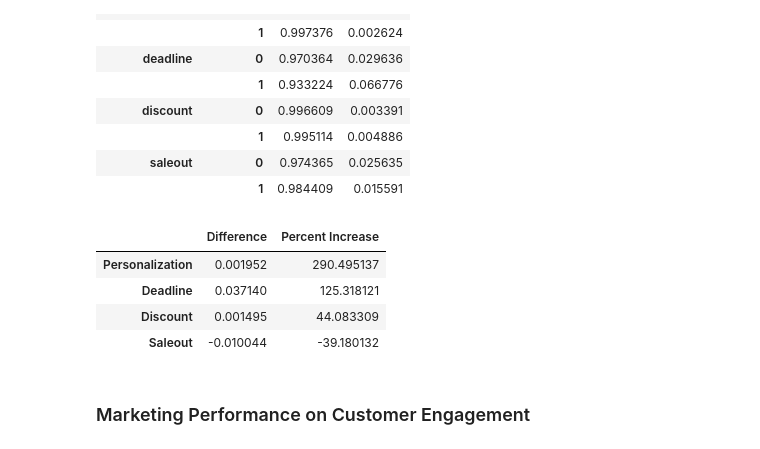
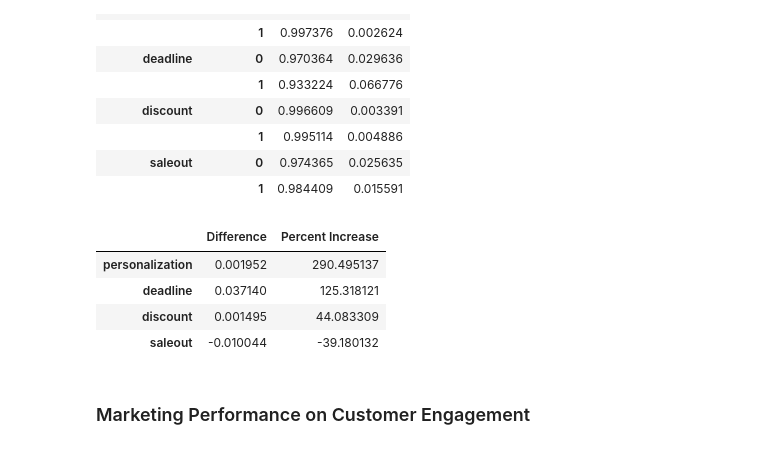
Before and after one commit to miguelsadorra14/DataWrangling, a Jupyter notebook: project.ipynb, the cells around one changed output. Saved outputs shown, nothing was run; the diff lists cells and outputs as text; code cells hidden in the pictures.

```diff
--- a/project.ipynb
+++ b/project.ipynb
@@ -265,18 +265,13 @@ display(final_result.div(final_result.sum(1),axis=0))
 <strong>Marketing results on Sales</strong>
 # %%
 def getdiff(diff_df, feature):
+    return diff_df[1][(feature, 1)] - diff_df[1][(feature, 0)]
+def get_percent(diff_df, feature):
     diff_1 = diff_df[1][(feature, 1)] - diff_df[1][(feature, 0)]
-    percentage_inc = (diff_1 / diff_df[1][(feature, 0)]) * 100
-    return diff_1, percentage_inc
+    return (diff_1 / diff_df[1][(feature, 0)]) * 100
+list_index = ['personalization', 'deadline', 'discount', 'saleout']
 
-personalization_diff, personalization_percent_inc = getdiff(diff, 'personalization')
-deadline_diff, deadline_percent_inc = getdiff(diff, 'deadline')
-discount_diff, discount_percent_inc = getdiff(diff, 'discount')
-saleout_diff, saleout_percent_inc = getdiff(diff, 'saleout')
-
-sales_performance = pd.DataFrame({'Difference': [personalization_diff, deadline_diff, discount_diff, saleout_diff],
-                                  'Percent Increase': [personalization_percent_inc,deadline_percent_inc, discount_percent_inc, saleout_percent_inc]},
-                                  index = ['Personalization', 'Deadline', 'Discount', 'Saleout'])
+sales_performance = pd.DataFrame({'Difference': [getdiff(diff, i) for i in list_index], 'Percent Increase': [get_percent(diff, i) for i in list_index]}, index = list_index)
 
 display(sales_performance)
 
@@ -324,25 +319,21 @@ display(final_result.div(final_result.sum(1),axis=0))
 |  | 1 | 0.984409 | 0.015591 |
 # %%
 def getdiff(diff_df, feature):
+    return diff_df[1][(feature, 1)] - diff_df[1][(feature, 0)]
+def get_percent(diff_df, feature):
     diff_1 = diff_df[1][(feature, 1)] - diff_df[1][(feature, 0)]
-    percentage_inc = (diff_1 / diff_df[1][(feature, 0)]) * 100
-    return diff_1, percentage_inc
+    return (diff_1 / diff_df[1][(feature, 0)]) * 100
+list_index = ['personalization', 'deadline', 'discount', 'saleout']
 
-personalization_diff, personalization_percent_inc = getdiff(diff, 'personalization')
-deadline_diff, deadline_percent_inc = getdiff(diff, 'deadline')
-discount_diff, discount_percent_inc = getdiff(diff, 'discount')
-saleout_diff, saleout_percent_inc = getdiff(diff, 'saleout')
+sales_performance = pd.DataFrame({'Difference': [getdiff(diff, i) for i in list_index], 'Percent Increase': [get_percent(diff, i) for i in list_index]}, index = list_index)
 
-sales_performance = pd.DataFrame({'Difference': [personalization_diff, deadline_diff, discount_diff, saleout_diff],
-                                  'Percent Increase': [personalization_percent_inc,deadline_percent_inc, discount_percent_inc, saleout_percent_inc]},
-                                  index = ['Personalization', 'Deadline', 'Discount', 'Saleout'])
 display(sales_performance)
 # %% [output]
 |  | Difference | Percent Increase |
-| Personalization | 0.001952 | 290.495137 |
-| Deadline | 0.037140 | 125.318121 |
-| Discount | 0.001495 | 44.083309 |
-| Saleout | -0.010044 | -39.180132 |
+| personalization | 0.001952 | 290.495137 |
+| deadline | 0.037140 | 125.318121 |
+| discount | 0.001495 | 44.083309 |
+| saleout | -0.010044 | -39.180132 |
 # %% [markdown]
 ### Marketing Performance on Customer Engagement
 # %%
```
Also changed, not shown: parts of 4 cells of this notebook.
